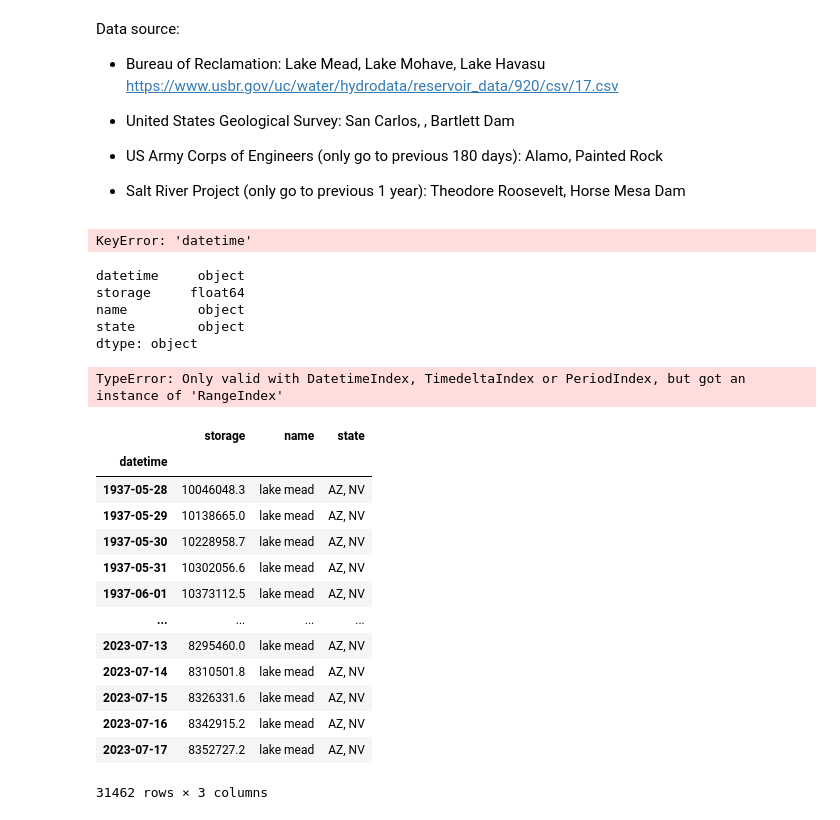
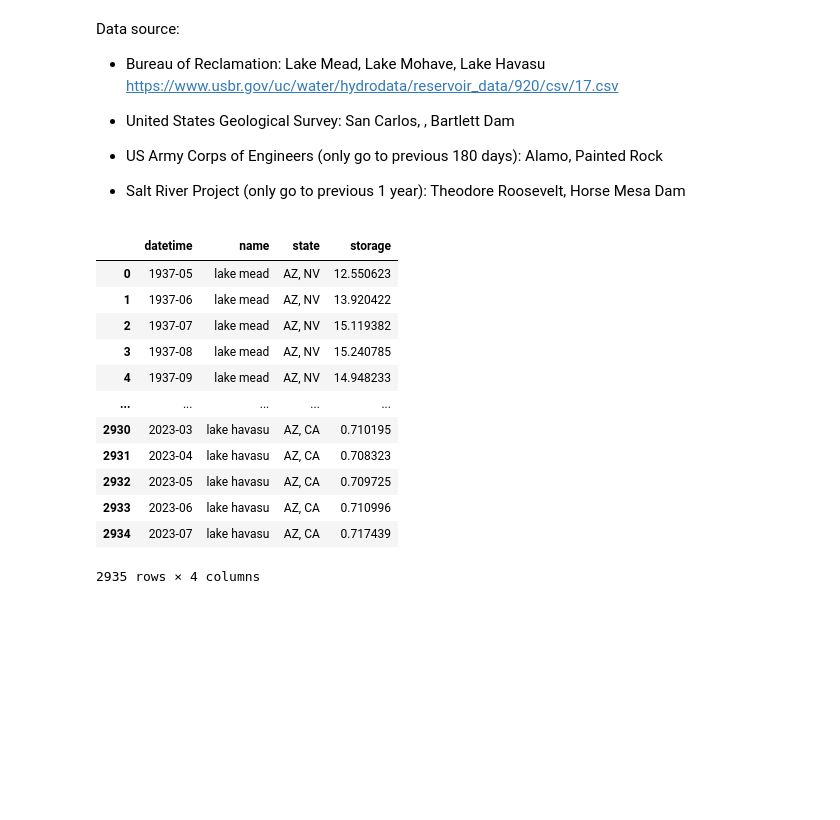
Before and after one commit to uwescience/DSSG2023-Groundwater, a Jupyter notebook: Snippets/yuanninghuang/read_surfacewater_lowercrb.ipynb, the cells around one changed output. Drawn from its saved outputs; the diff is of its cells as text; code cells hidden in the pictures; blank space fills up the shorter version.

```diff
--- a/Snippets/yuanninghuang/read_surfacewater_lowercrb.ipynb
+++ b/Snippets/yuanninghuang/read_surfacewater_lowercrb.ipynb
@@ -26,47 +27,14 @@ columns = ['datetime', 'name', 'state', 'storage']
 df = pd.DataFrame(columns=columns)
 # %%
 for reservoir_code, info in LOWER_RESERVOIR_RECLAMATION.items():
-    # print(info)
     data = read_csv_from_url(reclamation_url_head + str(reservoir_code) + reclamation_url_tail)
     data['name'] = info[0]
     data['state'] = info[1]
     data['datetime'] = pd.to_datetime(data['datetime'])
-    data.set_index('datetime',inplace=True)
-    data = data.groupby('name')['storage'].resample('M').mean().reset_index()
+    data.set_index('datetime', inplace=True)
+    data = data.groupby(['name', 'state'])['storage'].resample('M').mean().reset_index()
+    data['datetime'] = data['datetime'].dt.to_period('M')
     df = pd.concat([df, data], ignore_index=True)
+
+# convert unit from acre-feet to cubic kilometer
+df['storage'] = df['storage'] * 0.000001233
-# %% [output]
-KeyError: 'datetime'
-# %%
-data.dtypes
-# %% [output]
-datetime     object
-storage     float64
-name         object
-state        object
-dtype: object
-# %%
-info = ['lake mead', 'AZ, NV']
-data = read_csv_from_url(reclamation_url_head + str(921) + reclamation_url_tail)
-data['name'] = info[0]
-data['state'] = info[1]
-data['datetime'] = pd.to_datetime(data['datetime'])
-data = data.groupby('name')['storage'].resample('M').mean().reset_index()
-# %% [output]
-TypeError: Only valid with DatetimeIndex, TimedeltaIndex or PeriodIndex, but got an instance of 'RangeIndex'
-# %%
-data
-# %% [output]
-|  | storage | name | state |
-| datetime |  |  |  |
-| 1937-05-28 | 10046048.3 | lake mead | AZ, NV |
-| 1937-05-29 | 10138665.0 | lake mead | AZ, NV |
-| 1937-05-30 | 10228958.7 | lake mead | AZ, NV |
-| 1937-05-31 | 10302056.6 | lake mead | AZ, NV |
-| 1937-06-01 | 10373112.5 | lake mead | AZ, NV |
-| ... | ... | ... | ... |
-| 2023-07-13 | 8295460.0 | lake mead | AZ, NV |
-| 2023-07-14 | 8310501.8 | lake mead | AZ, NV |
-| 2023-07-15 | 8326331.6 | lake mead | AZ, NV |
-| 2023-07-16 | 8342915.2 | lake mead | AZ, NV |
-| 2023-07-17 | 8352727.2 | lake mead | AZ, NV |
-31462 rows × 3 columns
@@ -76,0 +41,16 @@ d
+# %%
+df
+# %% [output]
+|  | datetime | name | state | storage |
+| 0 | 1937-05 | lake mead | AZ, NV | 12.550623 |
+| 1 | 1937-06 | lake mead | AZ, NV | 13.920422 |
+| 2 | 1937-07 | lake mead | AZ, NV | 15.119382 |
+| 3 | 1937-08 | lake mead | AZ, NV | 15.240785 |
+| 4 | 1937-09 | lake mead | AZ, NV | 14.948233 |
+| ... | ... | ... | ... | ... |
+| 2930 | 2023-03 | lake havasu | AZ, CA | 0.710195 |
+| 2931 | 2023-04 | lake havasu | AZ, CA | 0.708323 |
+| 2932 | 2023-05 | lake havasu | AZ, CA | 0.709725 |
+| 2933 | 2023-06 | lake havasu | AZ, CA | 0.710996 |
+| 2934 | 2023-07 | lake havasu | AZ, CA | 0.717439 |
+2935 rows × 4 columns
```
Also changed, not shown: parts of 9 cells of this notebook.
